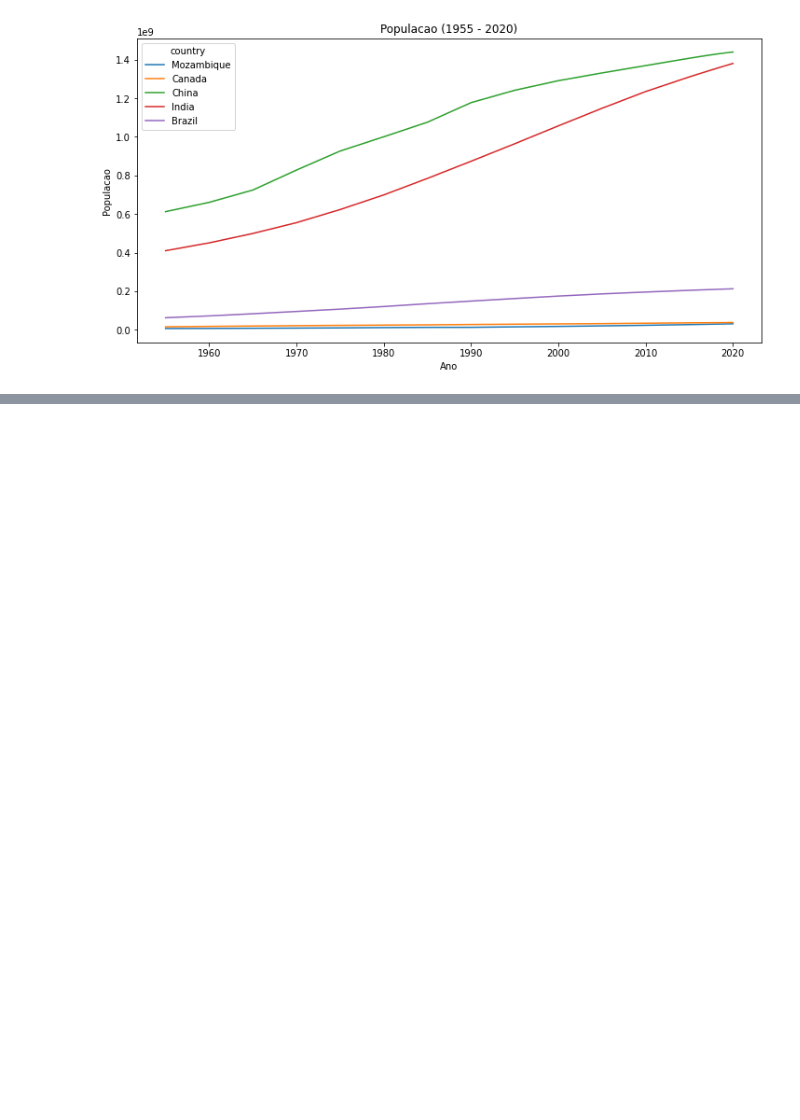
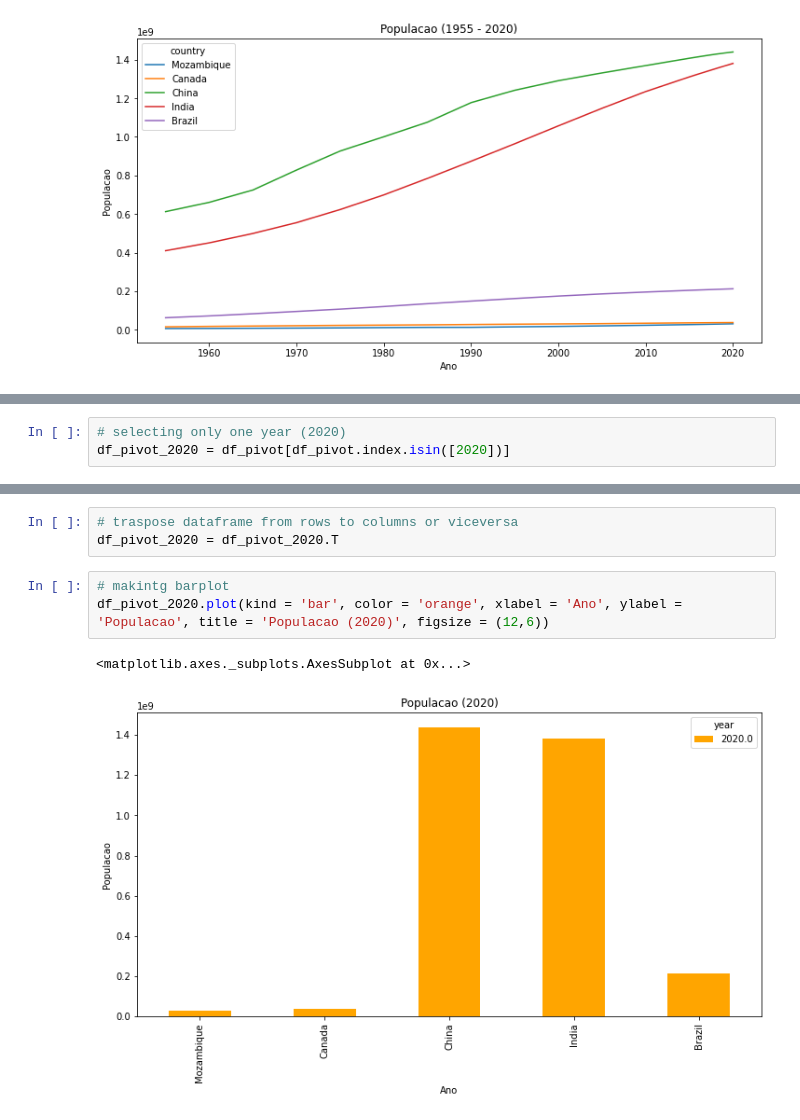
Before and after one commit to fernandogomesfg/Data-Analysis-with-Python-for-Excel-Users-Full-Course, a Jupyter notebook: MakingPivotTable.ipynb, the cells around one changed output, grey strips where cells are left out. Cells and saved outputs as stored; diff of their text form; blank space fills up the shorter version.

```diff
--- a/MakingPivotTable.ipynb
+++ b/MakingPivotTable.ipynb
@@ -75,0 +78,3 @@ df_pivot.plot(kind = 'line', xlabel = 'Ano', ylabel = 'Populacao', title = 'Popu
+# %%
+# selecting only one year (2020)
+df_pivot_2020 = df_pivot[df_pivot.index.isin([2020])]
@@ -75,0 +88,9 @@ df_pivot.plot(kind = 'line', xlabel = 'Ano', ylabel = 'Populacao', title = 'Popu
+# %%
+# traspose dataframe from rows to columns or viceversa
+df_pivot_2020 = df_pivot_2020.T
+# %%
+# makintg barplot
+df_pivot_2020.plot(kind = 'bar', color = 'orange', xlabel = 'Ano', ylabel = 'Populacao', title = 'Populacao (2020)', figsize = (12,6))
+# %% [output]
+<matplotlib.axes._subplots.AxesSubplot at 0x...>
+[figure, added]
```
Also changed, not shown: parts of 2 cells of this notebook.
